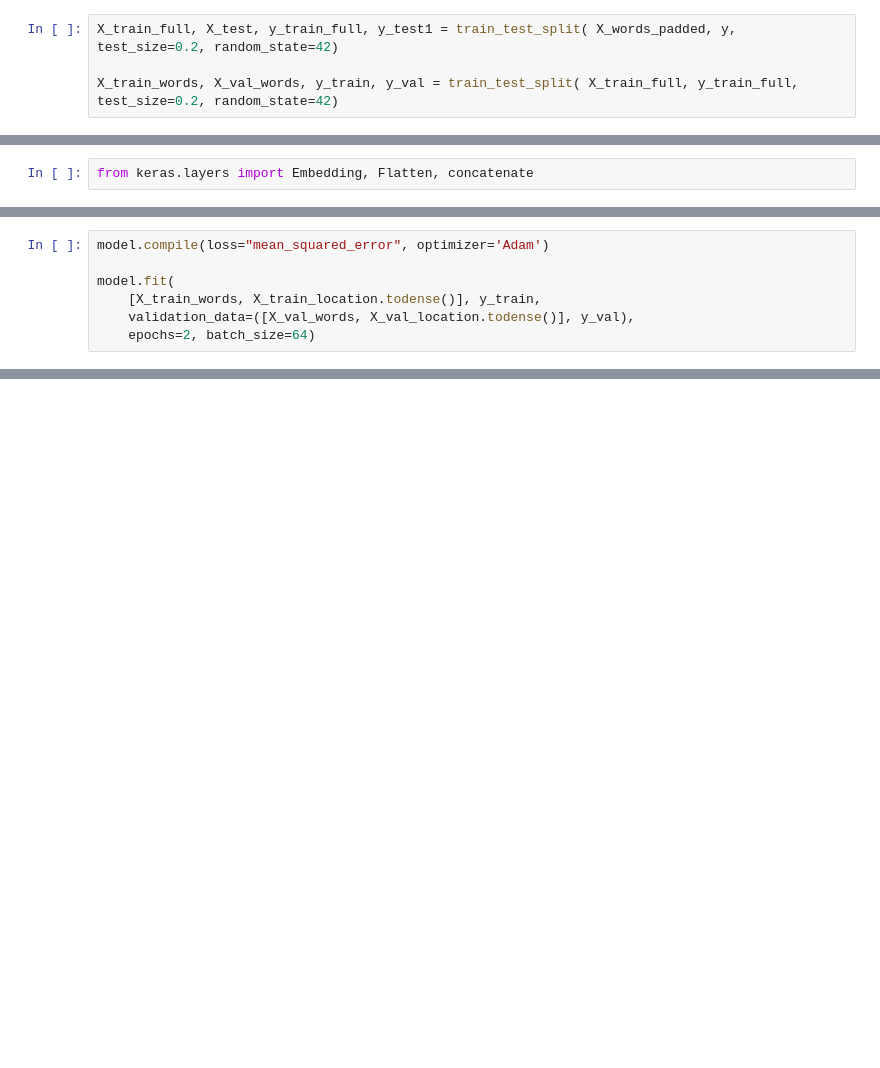
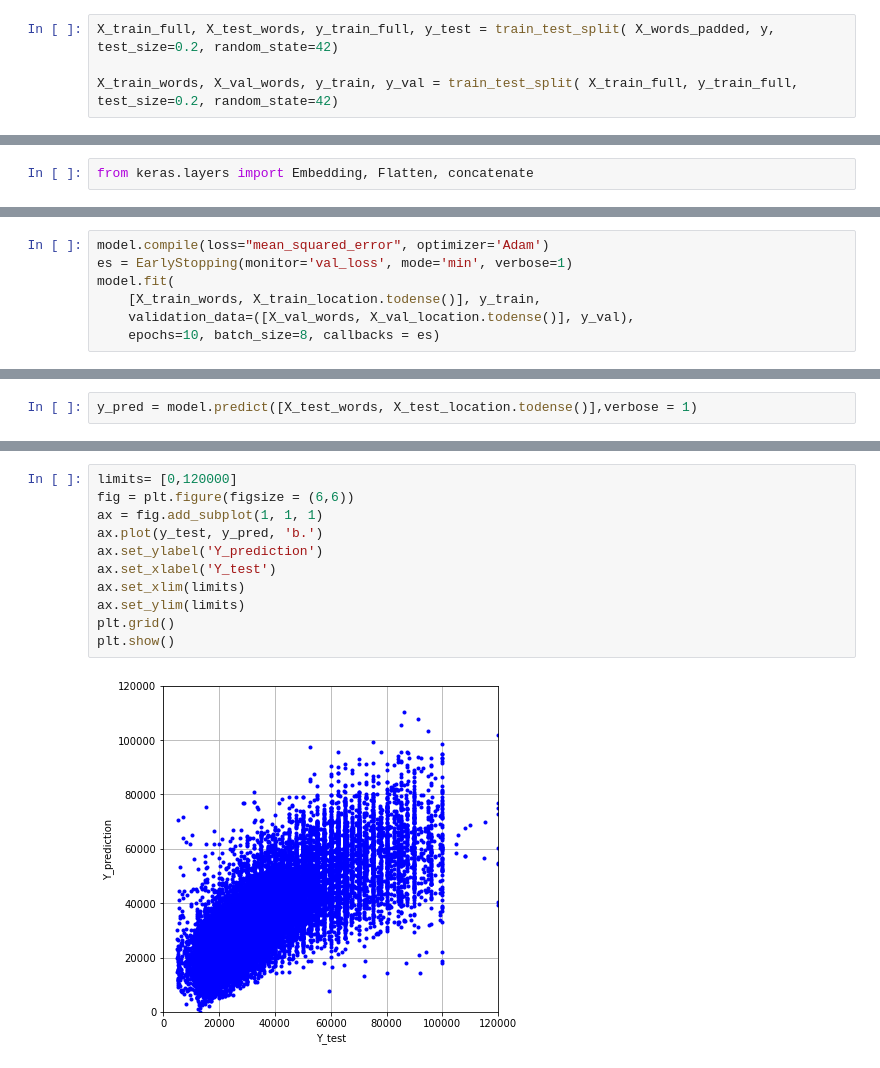
Before and after one commit to timwinter06/salary_predcition, a Jupyter notebook: Multiple_inputs_model.ipynb, the cells around one changed output, grey strips where cells are left out. Cells and saved outputs as stored; diff of their text form; blank space fills up the shorter version.

```diff
--- a/Multiple_inputs_model.ipynb
+++ b/Multiple_inputs_model.ipynb
@@ -97,7 +99,7 @@ X_location = enc.fit_transform(X_location.reshape(-1, 1))
 # %%
 y = df_sub.SalaryNormalized
 # %%
-X_train_full, X_test, y_train_full, y_test1 = train_test_split( X_words_padded, y, test_size=0.2, random_state=42)
+X_train_full, X_test_words, y_train_full, y_test = train_test_split( X_words_padded, y, test_size=0.2, random_state=42)
 
 X_train_words, X_val_words, y_train, y_val = train_test_split( X_train_full, y_train_full, test_size=0.2, random_state=42)
 # %%
@@ -140,8 +205,8 @@ NameError: name 'Input' is not defined
 # %%
 model.compile(loss="mean_squared_error", optimizer='Adam')
-
+es = EarlyStopping(monitor='val_loss', mode='min', verbose=1)
 model.fit(
     [X_train_words, X_train_location.todense()], y_train,
     validation_data=([X_val_words, X_val_location.todense()], y_val),
-    epochs=2, batch_size=64)
+    epochs=10, batch_size=8, callbacks = es)
 # %% [output]
@@ -148,0 +230,2 @@ NameError: name 'model' is not defined
+# %%
+y_pred = model.predict([X_test_words, X_test_location.todense()],verbose = 1)
@@ -148,0 +234,13 @@ NameError: name 'model' is not defined
+# %%
+limits= [0,120000]
+fig = plt.figure(figsize = (6,6))
+ax = fig.add_subplot(1, 1, 1)
+ax.plot(y_test, y_pred, 'b.')
+ax.set_ylabel('Y_prediction')
+ax.set_xlabel('Y_test')
+ax.set_xlim(limits)
+ax.set_ylim(limits)
+plt.grid()
+plt.show()
+# %% [output]
+[figure, added]
```
Also changed, not shown: parts of 22 cells of this notebook, 1 other file.
